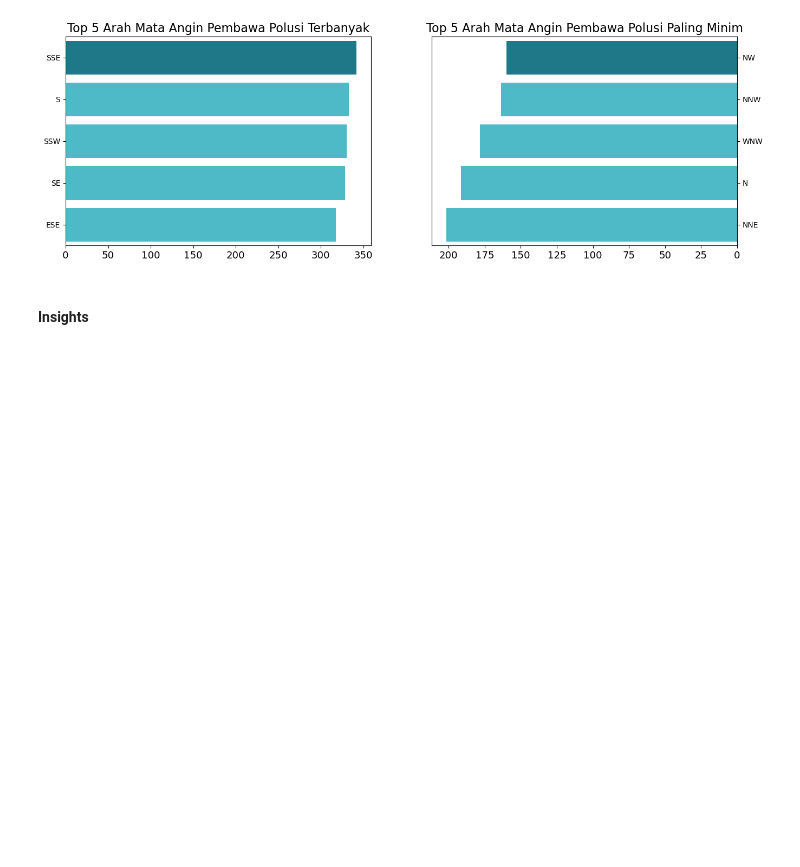
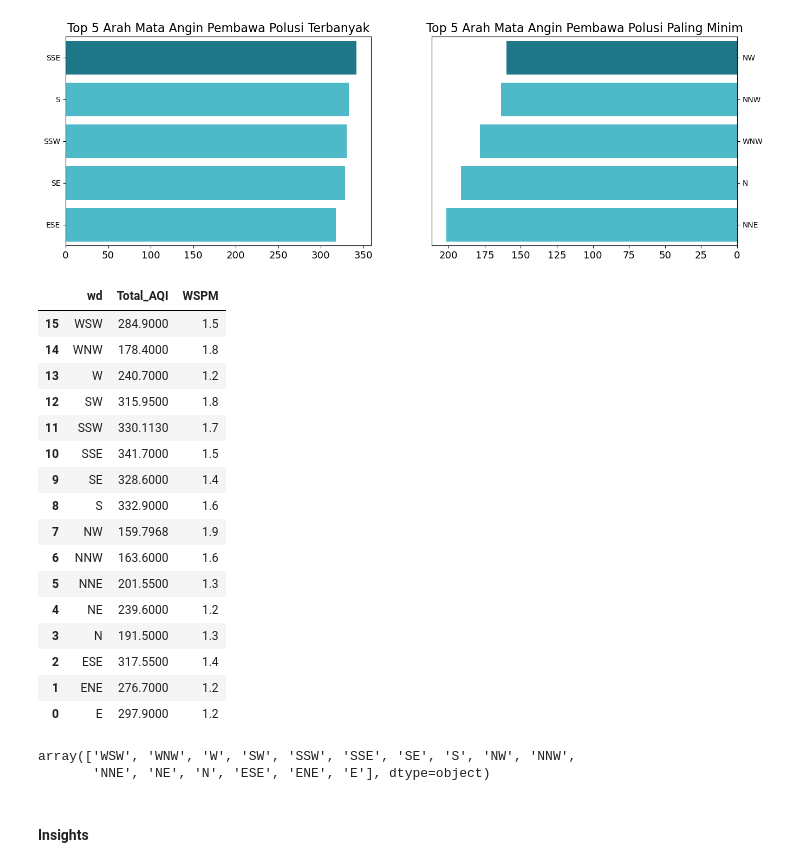
Before and after one commit to Jimmm1290/Air-Quality-Analysis, a Jupyter notebook: notebook.ipynb, the cells around one changed output. Drawn from its saved outputs; the diff is of its cells as text; code cells hidden in the pictures; blank space fills up the shorter version.

```diff
--- a/notebook.ipynb
+++ b/notebook.ipynb
@@ -1358,6 +1358,31 @@ for i in range(2):
     ax[i].set_ylabel(None)
 # %% [output]
 [figure]
+# %%
+pollution_by_wd.sort_values("Total_AQI", ascending=False)
+# %% [output]
+|  | wd | Total_AQI | WSPM |
+| 15 | WSW | 284.9000 | 1.5 |
+| 14 | WNW | 178.4000 | 1.8 |
+| 13 | W | 240.7000 | 1.2 |
+| 12 | SW | 315.9500 | 1.8 |
+| 11 | SSW | 330.1130 | 1.7 |
+| 10 | SSE | 341.7000 | 1.5 |
+| 9 | SE | 328.6000 | 1.4 |
+| 8 | S | 332.9000 | 1.6 |
+| 7 | NW | 159.7968 | 1.9 |
+| 6 | NNW | 163.6000 | 1.6 |
+| 5 | NNE | 201.5500 | 1.3 |
+| 4 | NE | 239.6000 | 1.2 |
+| 3 | N | 191.5000 | 1.3 |
+| 2 | ESE | 317.5500 | 1.4 |
+| 1 | ENE | 276.7000 | 1.2 |
+| 0 | E | 297.9000 | 1.2 |
+# %%
+pollution_by_wd.sort_values("wd", ascending=False)["wd"].values
+# %% [output]
+array(['WSW', 'WNW', 'W', 'SW', 'SSW', 'SSE', 'SE', 'S', 'NW', 'NNW',
+       'NNE', 'NE', 'N', 'ESE', 'ENE', 'E'], dtype=object)
 # %% [markdown]
 #### Insights
 # %% [markdown]
```
Also changed, not shown: 1 other file.
